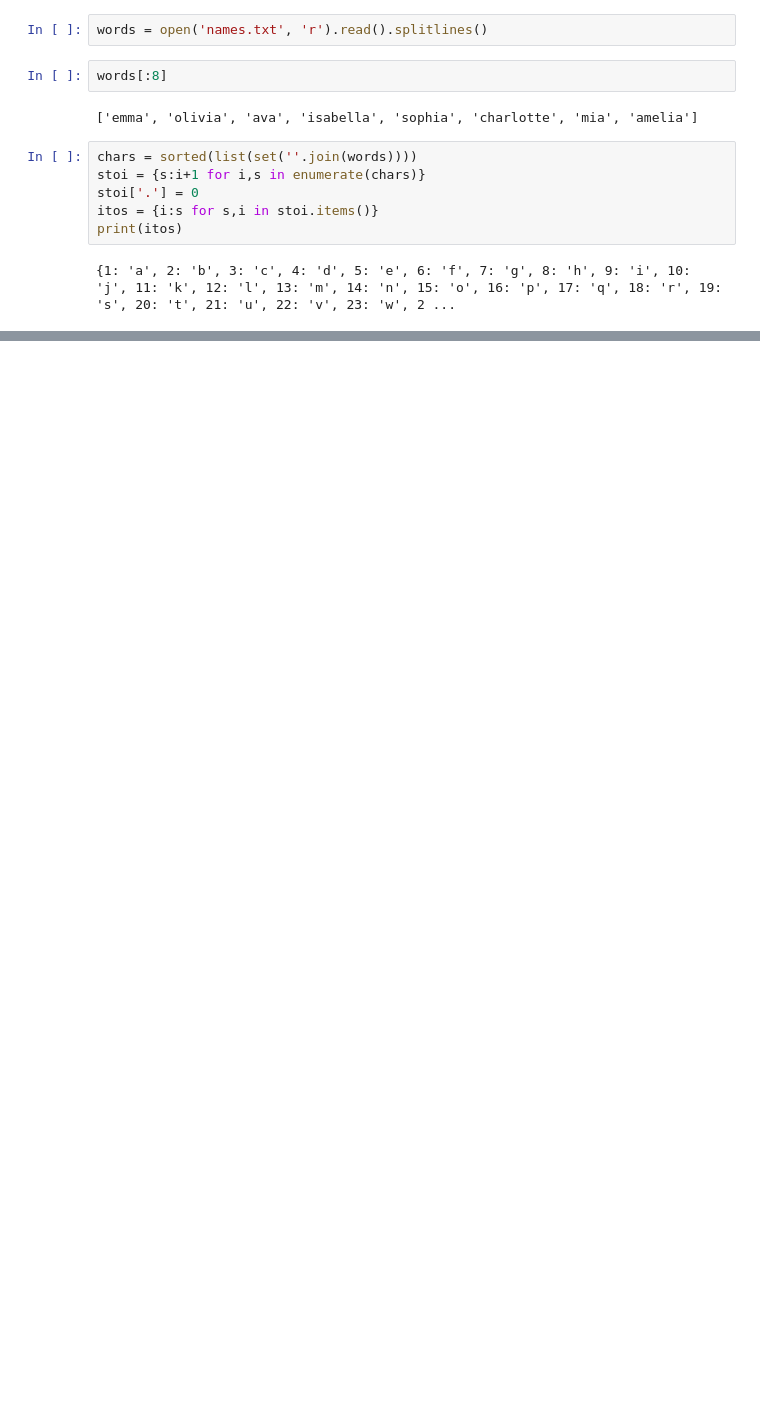
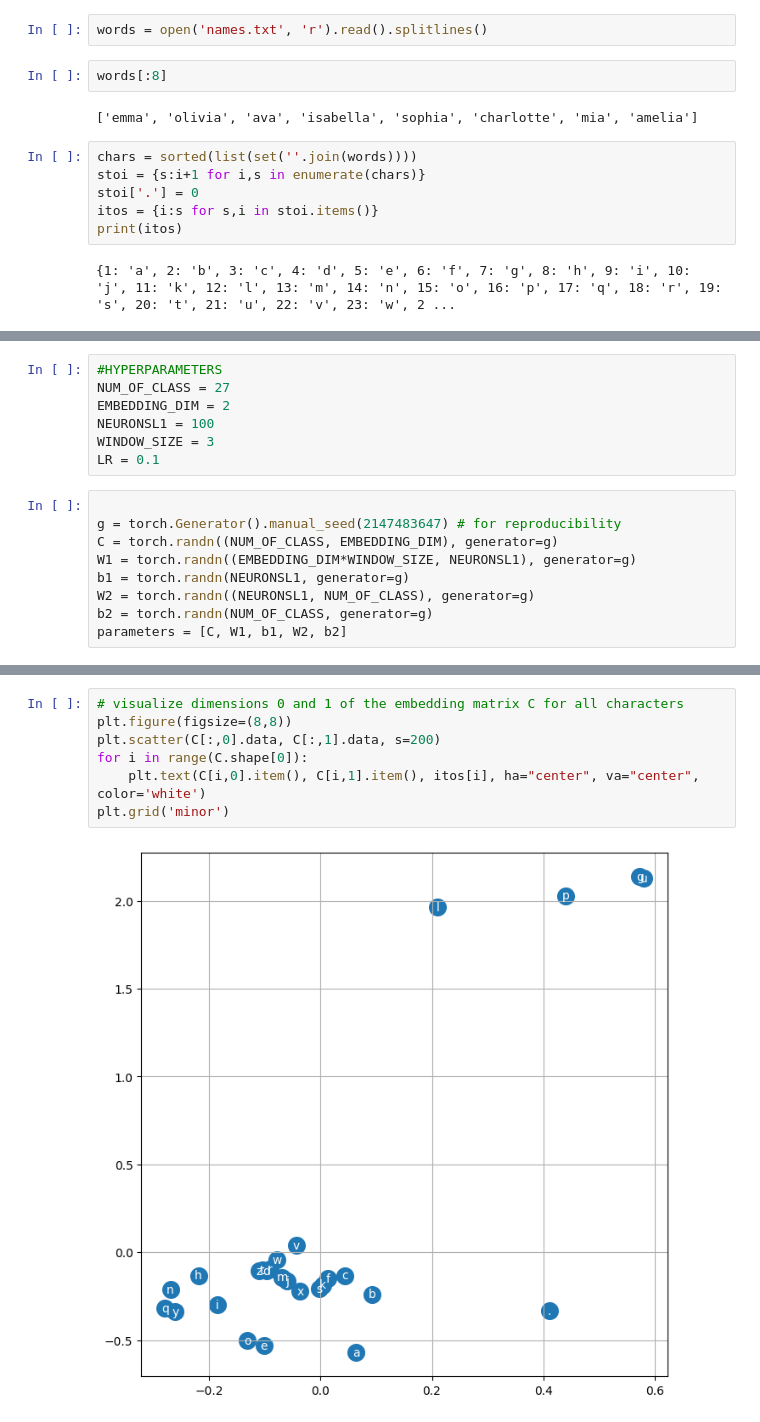
Before and after one commit to apophisda/AK_zero_to_hero, a Jupyter notebook: makemore2.ipynb, the cells around one changed output, grey strips where cells are left out. Saved outputs shown, nothing was run; the diff lists cells and outputs as text; blank space fills up the shorter version.

```diff
--- a/makemore2.ipynb
+++ b/makemore2.ipynb
@@ -48,0 +109,16 @@ torch.Size([27, 2])
+# %%
+#HYPERPARAMETERS
+NUM_OF_CLASS = 27
+EMBEDDING_DIM = 2
+NEURONSL1 = 100
+WINDOW_SIZE = 3
+LR = 0.1
+# %%
+
+g = torch.Generator().manual_seed(2147483647) # for reproducibility
+C = torch.randn((NUM_OF_CLASS, EMBEDDING_DIM), generator=g)
+W1 = torch.randn((EMBEDDING_DIM*WINDOW_SIZE, NEURONSL1), generator=g)
+b1 = torch.randn(NEURONSL1, generator=g)
+W2 = torch.randn((NEURONSL1, NUM_OF_CLASS), generator=g)
+b2 = torch.randn(NUM_OF_CLASS, generator=g)
+parameters = [C, W1, b1, W2, b2]
@@ -48,0 +191,9 @@ torch.Size([27, 2])
+# %%
+# visualize dimensions 0 and 1 of the embedding matrix C for all characters
+plt.figure(figsize=(8,8))
+plt.scatter(C[:,0].data, C[:,1].data, s=200)
+for i in range(C.shape[0]):
+    plt.text(C[i,0].item(), C[i,1].item(), itos[i], ha="center", va="center", color='white')
+plt.grid('minor')
+# %% [output]
+[figure, added]
```
Also changed, not shown: parts of 25 cells of this notebook.
